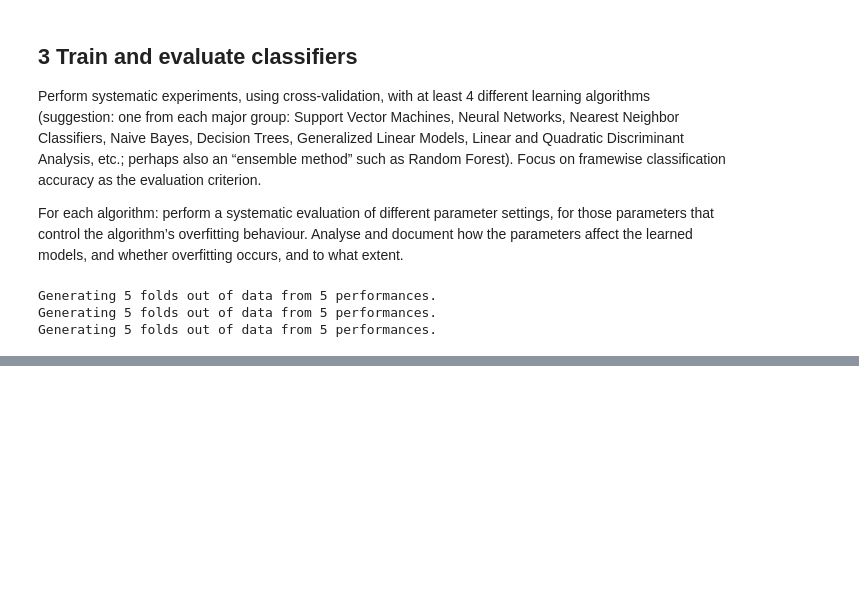
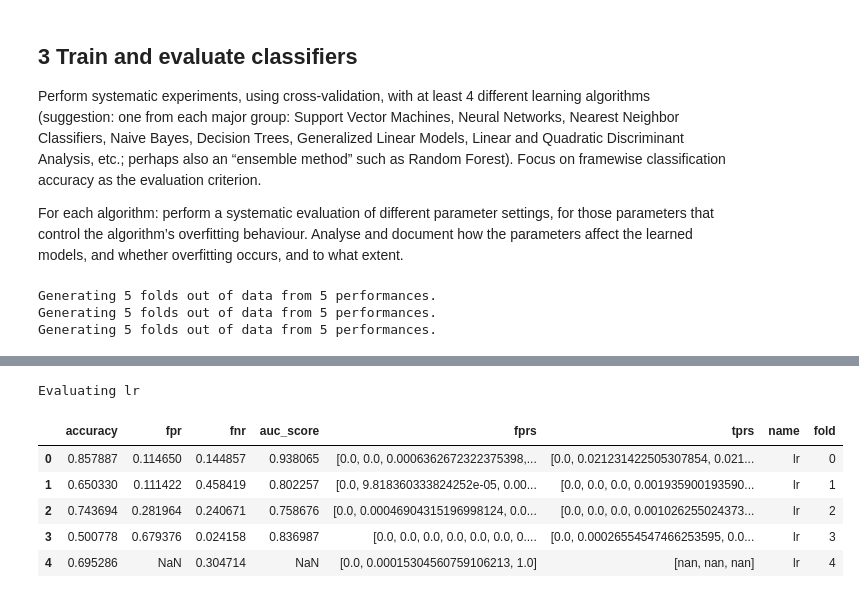
Before and after one commit to elias-gander/MLPC2020, a Jupyter notebook: MPLC2020.ipynb, the cells around one changed output, grey strips where cells are left out. Cells and saved outputs as stored; diff of their text form; code cells hidden in the pictures; blank space fills up the shorter version.

```diff
--- a/MPLC2020.ipynb
+++ b/MPLC2020.ipynb
@@ -171,0 +184,11 @@ runner.cross_validate(folds_choral, scaler=StandardScaler(), projector=PCA(n_com
+# %%
+runner = EvaluationRunner({'lr': LogisticRegression()})
+runner.cross_validate(X.values, y.values, cv, scaler=StandardScaler(), projector=PCA(n_components=40))
+# %% [output]
+Evaluating lr
+|  | accuracy | fpr | fnr | auc_score | fprs | tprs | name | fold |
+| 0 | 0.857887 | 0.114650 | 0.144857 | 0.938065 | [0.0, 0.0, 0.0006362672322375398,... | [0.0, 0.021231422505307854, 0.021... | lr | 0 |
+| 1 | 0.650330 | 0.111422 | 0.458419 | 0.802257 | [0.0, 9.818360333824252e-05, 0.00... | [0.0, 0.0, 0.0, 0.001935900193590... | lr | 1 |
+| 2 | 0.743694 | 0.281964 | 0.240671 | 0.758676 | [0.0, 0.00046904315196998124, 0.0... | [0.0, 0.0, 0.0, 0.001026255024373... | lr | 2 |
+| 3 | 0.500778 | 0.679376 | 0.024158 | 0.836987 | [0.0, 0.0, 0.0, 0.0, 0.0, 0.0, 0.... | [0.0, 0.00026554547466253595, 0.0... | lr | 3 |
+| 4 | 0.695286 | NaN | 0.304714 | NaN | [0.0, 0.00015304560759106213, 1.0] | [nan, nan, nan] | lr | 4 |
```
Also changed, not shown: parts of 11 cells of this notebook, 3 other files.
